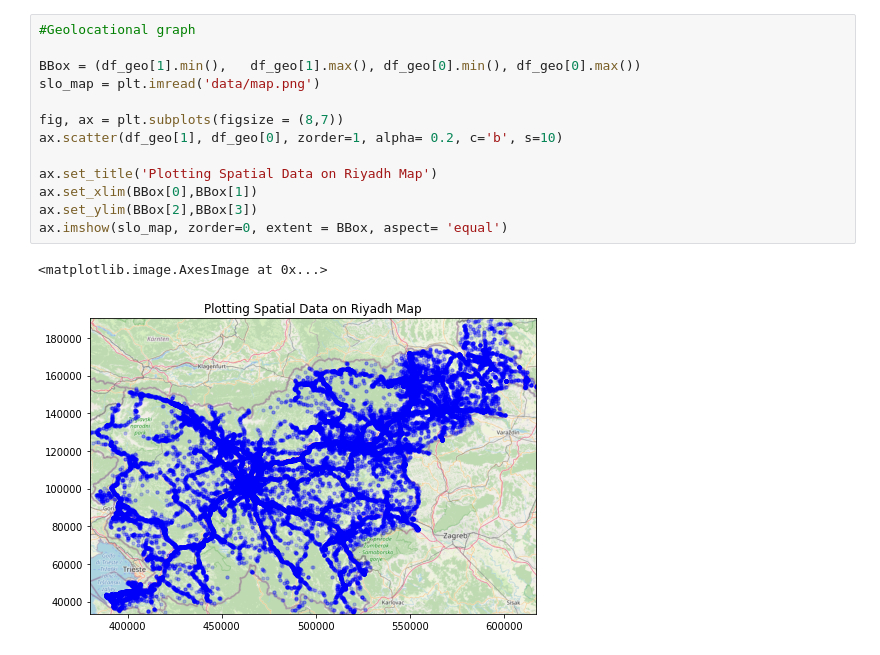
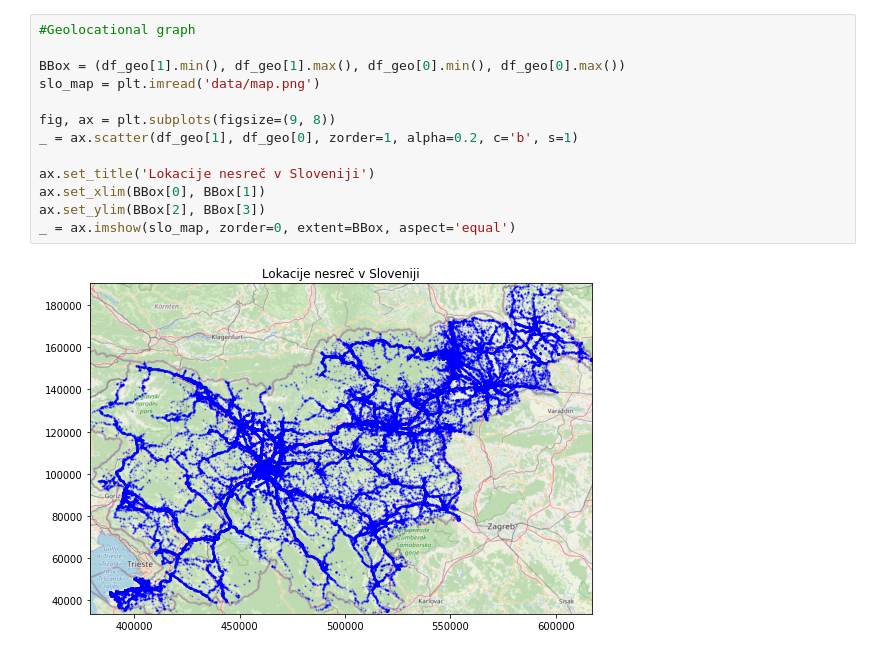
Before and after one commit to LaraPirjevec/PR21LPTKRSTPEP, a Jupyter notebook: jupyter/graphs.ipynb, the cells around one changed output. Drawn from its saved outputs; the diff is of its cells as text.

```diff
--- a/jupyter/graphs.ipynb
+++ b/jupyter/graphs.ipynb
@@ -47,16 +102,15 @@ Nad 0.2: $7559, nad 0.5: $3248, nad 1.1: $259, število nesreč: $93711
 # %%
 #Geolocational graph
 
-BBox = (df_geo[1].min(),   df_geo[1].max(), df_geo[0].min(), df_geo[0].max())
+BBox = (df_geo[1].min(), df_geo[1].max(), df_geo[0].min(), df_geo[0].max())
 slo_map = plt.imread('data/map.png')
 
-fig, ax = plt.subplots(figsize = (8,7))
-ax.scatter(df_geo[1], df_geo[0], zorder=1, alpha= 0.2, c='b', s=10)
+fig, ax = plt.subplots(figsize=(9, 8))
+_ = ax.scatter(df_geo[1], df_geo[0], zorder=1, alpha=0.2, c='b', s=1)
 
-ax.set_title('Plotting Spatial Data on Riyadh Map')
-ax.set_xlim(BBox[0],BBox[1])
-ax.set_ylim(BBox[2],BBox[3])
-ax.imshow(slo_map, zorder=0, extent = BBox, aspect= 'equal')
+ax.set_title('Lokacije nesreč v Sloveniji')
+ax.set_xlim(BBox[0], BBox[1])
+ax.set_ylim(BBox[2], BBox[3])
+_ = ax.imshow(slo_map, zorder=0, extent=BBox, aspect='equal')
 # %% [output]
-<matplotlib.image.AxesImage at 0x...>
-[figure, old version]
+[figure, new version]
```
Also changed, not shown: parts of 6 cells of this notebook.
